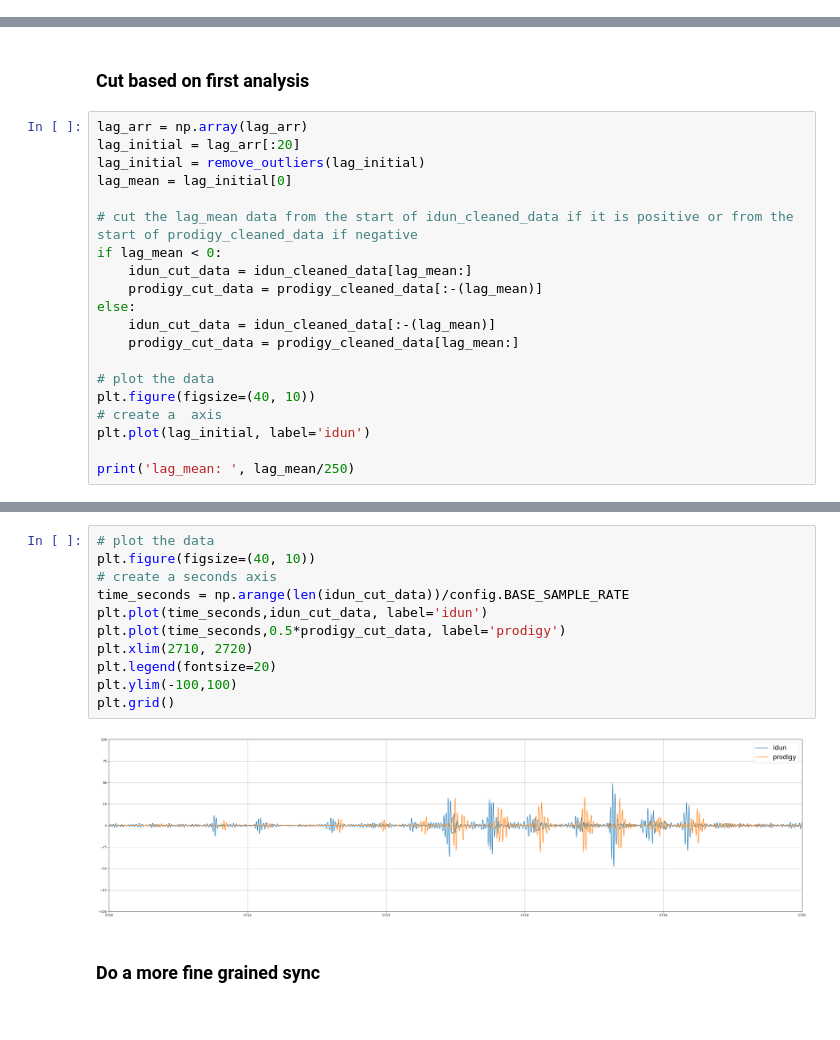
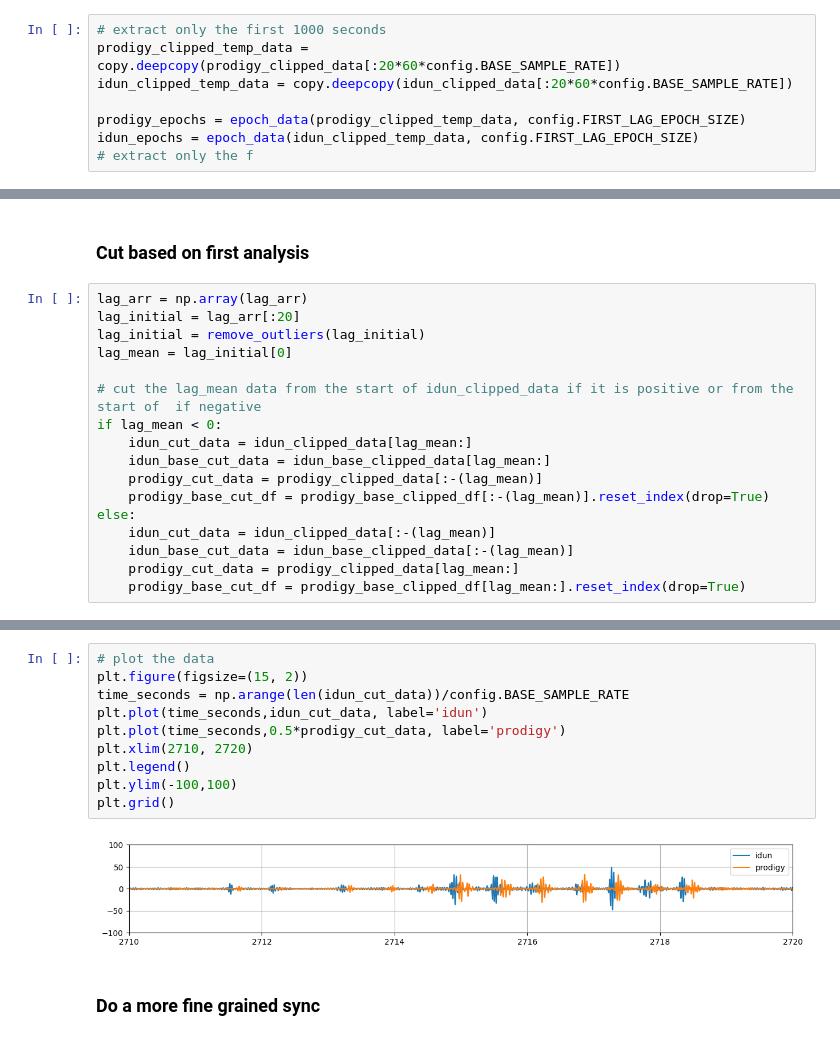
Before and after one commit to iduntech/idn-sync-data, a Jupyter notebook: sync_main.ipynb, the cells around one changed output, grey strips where cells are left out. Saved outputs shown, nothing was run; the diff lists cells and outputs as text.

Commit message:
first two cuts succesfull

```diff
--- a/sync_main.ipynb
+++ b/sync_main.ipynb
@@ -133,2 +114,10 @@ idun_epochs = epoch_data(idun_cleaned_data, config.FIRST_LAG_EPOCH_SIZE)
+# %%
+# extract only the first 1000 seconds
+prodigy_clipped_temp_data = copy.deepcopy(prodigy_clipped_data[:20*60*config.BASE_SAMPLE_RATE])
+idun_clipped_temp_data = copy.deepcopy(idun_clipped_data[:20*60*config.BASE_SAMPLE_RATE])
+
+prodigy_epochs = epoch_data(prodigy_clipped_temp_data, config.FIRST_LAG_EPOCH_SIZE)
+idun_epochs = epoch_data(idun_clipped_temp_data, config.FIRST_LAG_EPOCH_SIZE)
+# extract only the f
 # %%
 correlation_arr, max_corr_arr, lag_arr = calculate_epochs_lag(prodigy_epochs, idun_epochs)
@@ -149,17 +141,14 @@ lag_initial = lag_arr[:20]
 lag_initial = remove_outliers(lag_initial)
 lag_mean = lag_initial[0]
 
-# cut the lag_mean data from the start of idun_cleaned_data if it is positive or from the start of prodigy_cleaned_data if negative
+# cut the lag_mean data from the start of idun_clipped_data if it is positive or from the start of  if negative
 if lag_mean < 0:
-    idun_cut_data = idun_cleaned_data[lag_mean:]
-    prodigy_cut_data = prodigy_cleaned_data[:-(lag_mean)]
+    idun_cut_data = idun_clipped_data[lag_mean:]
+    idun_base_cut_data = idun_base_clipped_data[lag_mean:]
+    prodigy_cut_data = prodigy_clipped_data[:-(lag_mean)]
+    prodigy_base_cut_df = prodigy_base_clipped_df[:-(lag_mean)].reset_index(drop=True)
 else:
-    idun_cut_data = idun_cleaned_data[:-(lag_mean)]
-    prodigy_cut_data = prodigy_cleaned_data[lag_mean:]
-
-# plot the data
-plt.figure(figsize=(40, 10))
-# create a  axis
-plt.plot(lag_initial, label='idun')
-
-print('lag_mean: ', lag_mean/250)
+    idun_cut_data = idun_clipped_data[:-(lag_mean)]
+    idun_base_cut_data = idun_base_clipped_data[:-(lag_mean)]
+    prodigy_cut_data = prodigy_clipped_data[lag_mean:]
+    prodigy_base_cut_df = prodigy_base_clipped_df[lag_mean:].reset_index(drop=True)
@@ -169,16 +163,15 @@ lag_mean:  17.96
 # %%
 # plot the data
-plt.figure(figsize=(40, 10))
-# create a seconds axis
+plt.figure(figsize=(15, 2))
 time_seconds = np.arange(len(idun_cut_data))/config.BASE_SAMPLE_RATE
 plt.plot(time_seconds,idun_cut_data, label='idun')
 plt.plot(time_seconds,0.5*prodigy_cut_data, label='prodigy')
 plt.xlim(2710, 2720)
-plt.legend(fontsize=20)
+plt.legend()
 plt.ylim(-100,100)
 plt.grid()
 # %% [output]
-[figure, old version]
+[figure, new version]
 # %% [markdown]
 ### Do a more fine grained sync
 # %%
```
Also changed, not shown: parts of 29 cells of this notebook, 1 other file.
